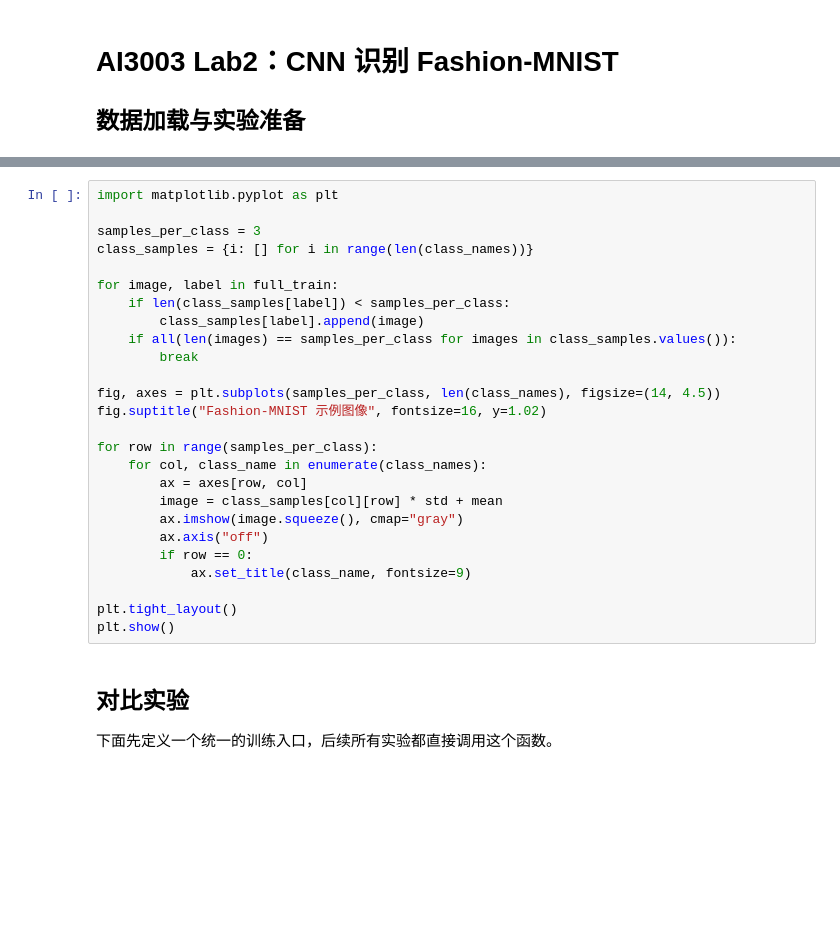
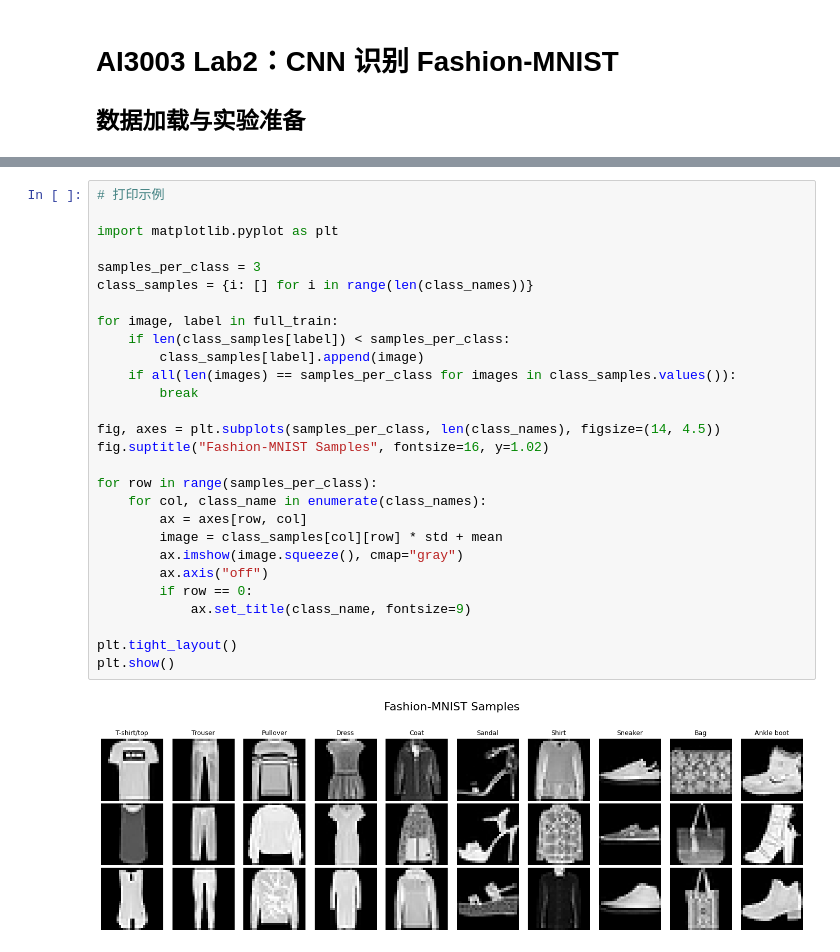
Before and after one commit to xinchengo/ai3003, a Jupyter notebook: lab/lab2/load.ipynb, the cells around one changed output, grey strips where cells are left out. Drawn from its saved outputs; the diff is of its cells as text; blank space fills up the shorter version.

```diff
--- a/lab/lab2/load.ipynb
+++ b/lab/lab2/load.ipynb
@@ -76,30 +423,30 @@ print(f"类别: {class_names}")
 # %%
+# 打印示例
+
 import matplotlib.pyplot as plt
 
 samples_per_class = 3
 class_samples = {i: [] for i in range(len(class_names))}
 
 for image, label in full_train:
     if len(class_samples[label]) < samples_per_class:
         class_samples[label].append(image)
     if all(len(images) == samples_per_class for images in class_samples.values()):
         break
 
 fig, axes = plt.subplots(samples_per_class, len(class_names), figsize=(14, 4.5))
-fig.suptitle("Fashion-MNIST 示例图像", fontsize=16, y=1.02)
+fig.suptitle("Fashion-MNIST Samples", fontsize=16, y=1.02)
 
 for row in range(samples_per_class):
     for col, class_name in enumerate(class_names):
         ax = axes[row, col]
         image = class_samples[col][row] * std + mean
         ax.imshow(image.squeeze(), cmap="gray")
         ax.axis("off")
         if row == 0:
             ax.set_title(class_name, fontsize=9)
 
 plt.tight_layout()
 plt.show()
+# %% [output]
+[figure, added]
-# %% [markdown]
-## 对比实验
-
-下面先定义一个统一的训练入口，后续所有实验都直接调用这个函数。
```
Also changed, not shown: parts of 30 cells of this notebook, 10 other files.
